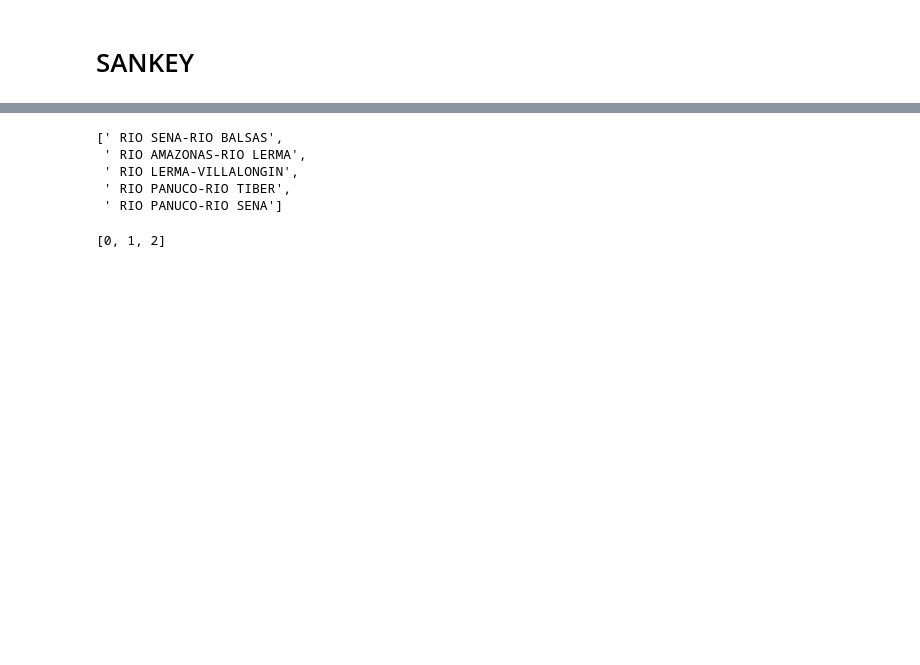
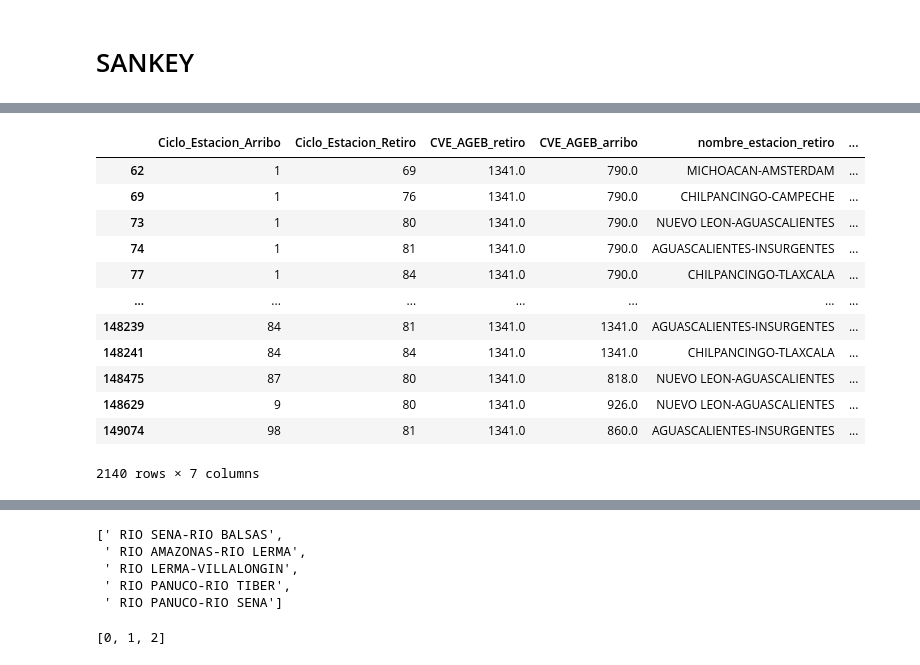
Before and after one commit to paupradel/ecobici_viz, a Jupyter notebook: graphs_build/ecobici_testing.ipynb, the cells around one changed output, grey strips where cells are left out. Cells and saved outputs as stored; diff of their text form; code cells hidden in the pictures; blank space fills up the shorter version.

```diff
--- a/graphs_build/ecobici_testing.ipynb
+++ b/graphs_build/ecobici_testing.ipynb
@@ -187,0 +188,16 @@ df_sankey.head()
+# %%
+df_sankey[(df_sankey['CVE_AGEB_retiro']==1341)]
+# %% [output]
+|  | Ciclo_Estacion_Arribo | Ciclo_Estacion_Retiro | CVE_AGEB_retiro | CVE_AGEB_arribo | nombre_estacion_retiro | ... |
+| 62 | 1 | 69 | 1341.0 | 790.0 | MICHOACAN-AMSTERDAM | ... |
+| 69 | 1 | 76 | 1341.0 | 790.0 | CHILPANCINGO-CAMPECHE | ... |
+| 73 | 1 | 80 | 1341.0 | 790.0 | NUEVO LEON-AGUASCALIENTES | ... |
+| 74 | 1 | 81 | 1341.0 | 790.0 | AGUASCALIENTES-INSURGENTES | ... |
+| 77 | 1 | 84 | 1341.0 | 790.0 | CHILPANCINGO-TLAXCALA | ... |
+| ... | ... | ... | ... | ... | ... | ... |
+| 148239 | 84 | 81 | 1341.0 | 1341.0 | AGUASCALIENTES-INSURGENTES | ... |
+| 148241 | 84 | 84 | 1341.0 | 1341.0 | CHILPANCINGO-TLAXCALA | ... |
+| 148475 | 87 | 80 | 1341.0 | 818.0 | NUEVO LEON-AGUASCALIENTES | ... |
+| 148629 | 9 | 80 | 1341.0 | 926.0 | NUEVO LEON-AGUASCALIENTES | ... |
+| 149074 | 98 | 81 | 1341.0 | 860.0 | AGUASCALIENTES-INSURGENTES | ... |
+2140 rows × 7 columns
```
Also changed, not shown: parts of 15 cells of this notebook, 1 other file.
